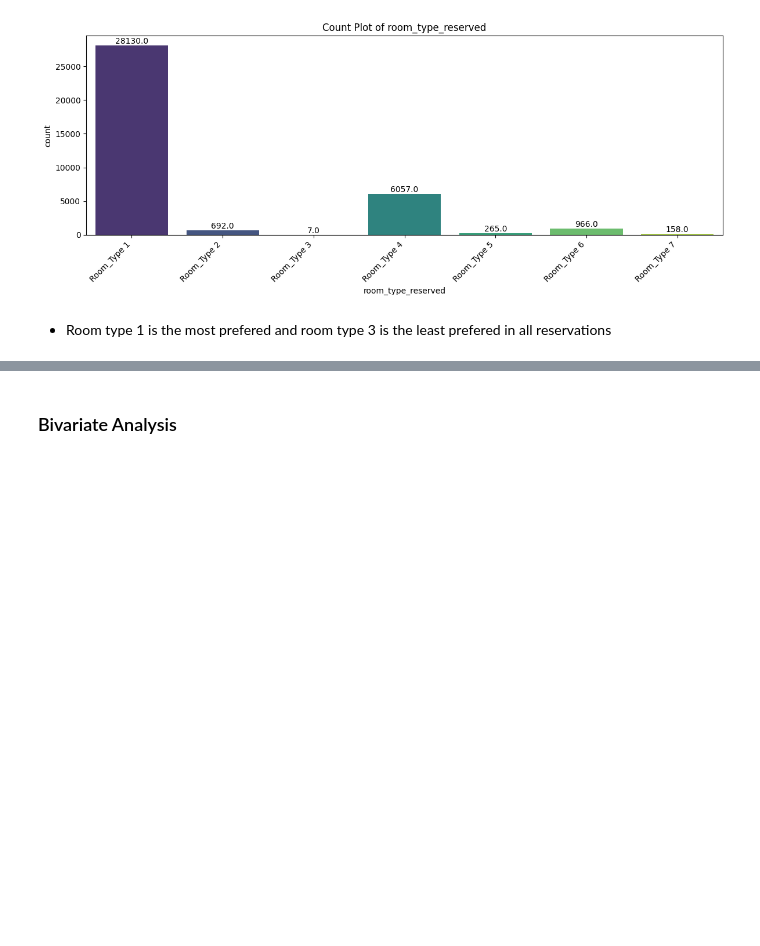
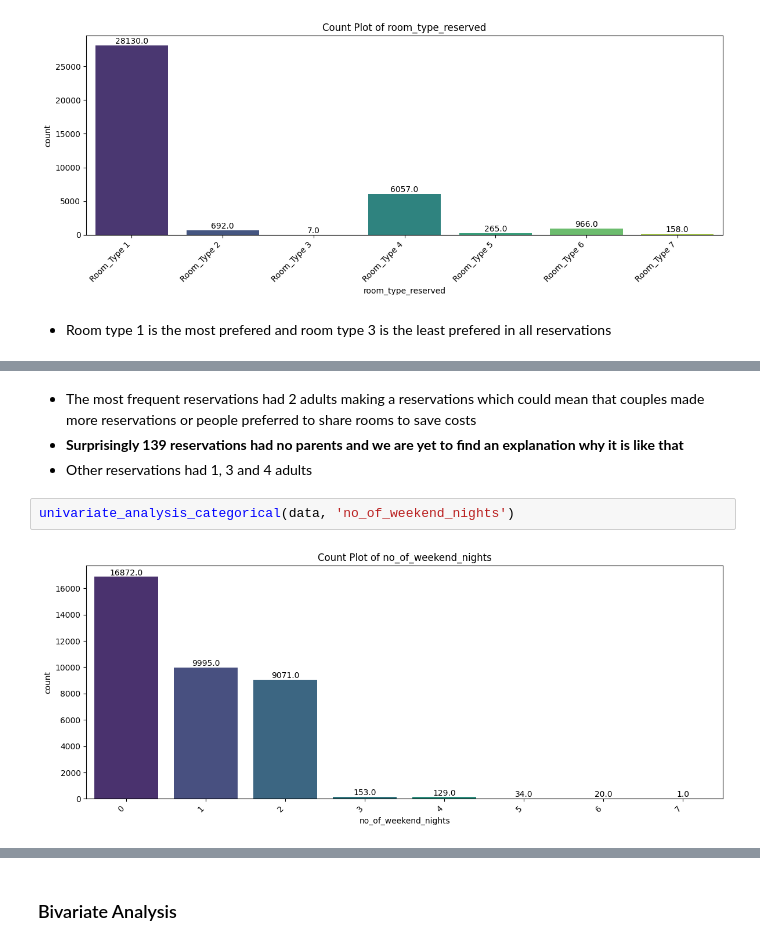
Before and after one commit to akatjizeu/Data-Science, a Jupyter notebook: deakin-bridging/ML2/ML2_INN_Full_code_Learner_notebook.ipynb, the cells around one changed output, grey strips where cells are left out. Saved outputs shown, nothing was run; the diff lists cells and outputs as text; blank space fills up the shorter version.

```diff
--- a/deakin-bridging/ML2/ML2_INN_Full_code_Learner_notebook.ipynb
+++ b/deakin-bridging/ML2/ML2_INN_Full_code_Learner_notebook.ipynb
@@ -461,0 +481,8 @@ univariate_analysis_categorical(data, 'room_type_reserved')
+# %% [markdown]
+* The most frequent reservations had 2 adults making a reservations which could mean that couples made more reservations or people preferred to share rooms to save costs
+* **Surprisingly 139 reservations had no parents and we are yet to find an explanation why it is like that**
+* Other reservations had 1, 3 and 4 adults
+# %%
+univariate_analysis_categorical(data, 'no_of_weekend_nights')
+# %% [output]
+[figure, added]
```
Also changed, not shown: parts of 12 cells of this notebook.
